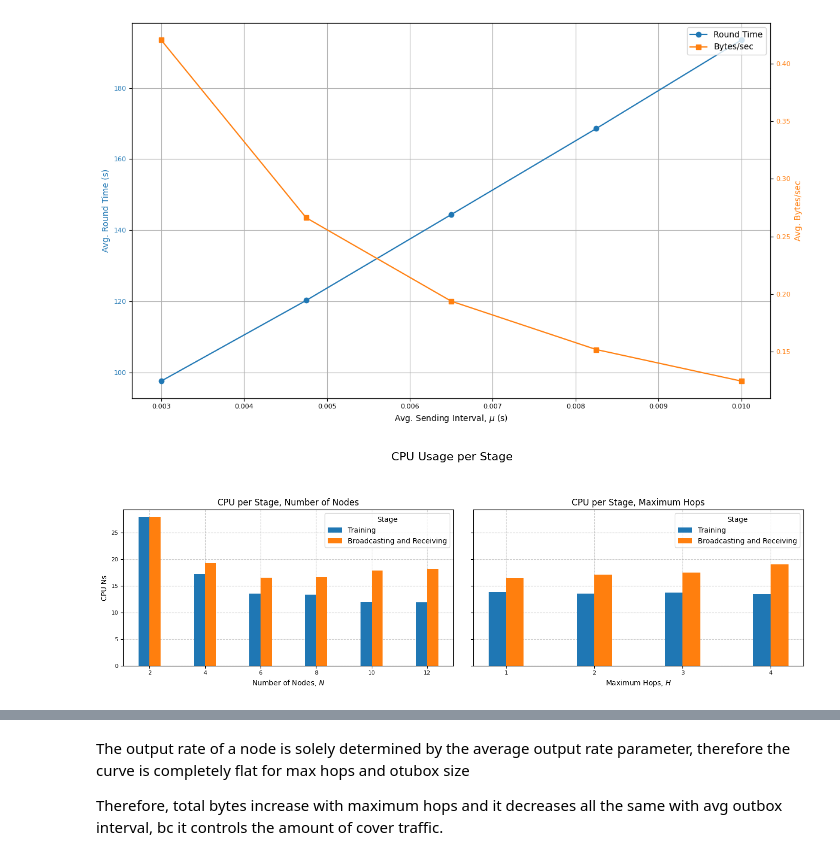
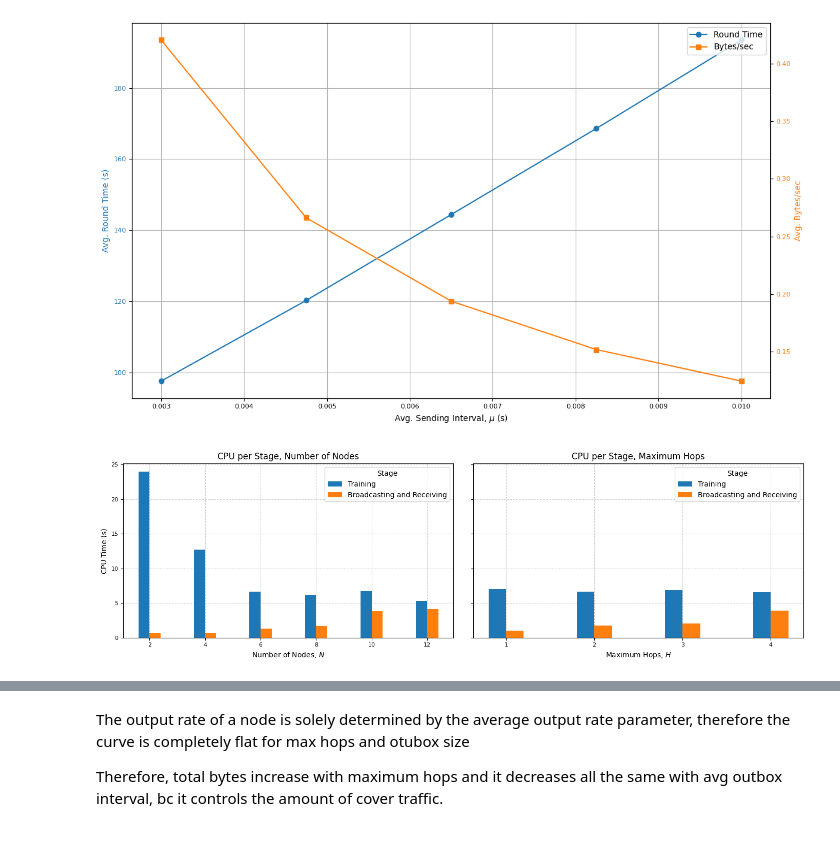
Before and after one commit to Altishofer/DFL_PeerBasedMixing, a Jupyter notebook: experiments/evaluation-plots.ipynb, the cells around one changed output, grey strips where cells are left out. Saved outputs shown, nothing was run; the diff lists cells and outputs as text; code cells hidden in the pictures.

```diff
--- a/experiments/evaluation-plots.ipynb
+++ b/experiments/evaluation-plots.ipynb
@@ -131,70 +131,118 @@ outbox_size = [10 + (i) * 30 for i in range(6)]
 
 stages = {1: "Training", 3: "Broadcasting and Receiving"}
 
+def preprocess_stages(df):
+    df = df.copy()
+    df.loc[df['stage'] == 2, 'stage'] = 3
+    return df
+
 def add_stage_column(df):
     df['stage'] = df.apply(lambda row: row['value'] if row['field'] == 'stage' else None, axis=1)
     df = df.sort_values(['node', 'timestamp'])
     df['stage'] = df.groupby('node')['stage'].ffill()
-    df = df[df['stage'].isin(stages.keys())]
+    df = df[df['stage'].isin([1,2,3])]
+    df = preprocess_stages(df)
     return df.sort_values('timestamp')
 
-def get_attr_per_stage(df, attr):
-    per_stage_per_node = (
-        df[df['field'] == attr]
-        .groupby(['stage', 'node'])['value']
-        .max()
-        .reset_index()
+def get_mem_per_stage(df):
+    return (
+        df[df['field'] == "memory_mb"]
+        .groupby('stage')['value']
+        .mean()
     )
 
-    per_stage_mean = per_stage_per_node.groupby('stage')['value'].mean()
+def get_cpu_per_stage(df):
+    df['timestamp'] = pd.to_datetime(df['timestamp'], format='ISO8601')
+
+    agg_times = (
+        df[df['field'] == 'cpu_total_ns'].groupby(['node', 'stage'])['value']
+          .agg(['min', 'max'])
+          .reset_index()
+    )
+
+    agg_times['delta'] = agg_times['max'] - agg_times['min']
+
+    per_stage_mean = agg_times.groupby('stage')['delta'].mean()
 
     return per_stage_mean
 
-def stage_plot(ax, x_axis, title, x_name, folder, attr, y_name):
+def get_time_per_stage(df):
+    df['timestamp'] = pd.to_datetime(df['timestamp'], format='ISO8601')
+
+    agg_times = (
+        df.groupby(['node', 'stage'])['timestamp']
+          .agg(['min', 'max'])
+          .reset_index()
+    )
+
+    agg_times['delta'] = (agg_times['max'] - agg_times['min']).dt.total_seconds()
+
+    per_stage_mean = agg_times.groupby('stage')['delta'].mean()
+
+    return per_stage_mean
+
+def stage_plot(ax, x_axis, title, x_name, folder, y_name, mode="cpu"):
     files = get_filenames_in_folder(join(metrics_path, folder))[:len(x_axis)]
     df_files = [add_stage_column(read_file(f)) for f in files]
-    y_axis = [get_attr_per_stage(df, attr) for df in df_files]
+
+    if (mode=="cpu"):
+        y_axis = [get_cpu_per_stage(df) for df in df_files]
+    elif (mode=="mem"):
+        y_axis = [get_mem_per_stage(df) for df in df_files]
+    else:
+        y_axis = [get_time_per_stage(df) for df in df_files]
     data = np.array(y_axis)
 
+    width = 0.2
+
+    n = min(len(x_axis), len(y_axis))
+    data = data[:n]
+    x_axis = x_axis[:n]
     x = np.arange(len(x_axis))
-    width = 0.2
 
     for i, stage in enumerate(stages):
         ax.bar(x + i * width, data[:, i], width=width, label=stages[stage])
 
     ax.set_xticks(x + width / 2)
     ax.set_xticklabels(x_axis)
     ax.set_xlabel(x_name)
     ax.set_ylabel(y_name)
     ax.set_title(title)
     ax.grid(**GRID_STYLE)
 
     ax.legend(title='Stage', loc='upper right')
 
 # ----------- CPU FIGURE -----------
 fig, axs = plt.subplots(1, 2, figsize=(14, 5), sharey=True)
 
-# Row 1: CPU
-stage_plot(axs[0], nr_nodes, "CPU per Stage, Number of Nodes", "Number of Nodes, $N$", "nr_nodes", "cpu_total_ns", "CPU Ns")
-stage_plot(axs[1], nr_hops[:4], "CPU per Stage, Maximum Hops", "Maximum Hops, $H$", "max_hops", "cpu_total_ns", "CPU Ns")
+stage_plot(axs[0], nr_nodes, "CPU per Stage, Number of Nodes", "Number of Nodes, $N$", "nr_nodes", "CPU Time (s)")
+stage_plot(axs[1], nr_hops[:4], "CPU per Stage, Maximum Hops", "Maximum Hops, $H$", "max_hops", "CPU Time (s)")
 
-fig.suptitle("CPU Usage per Stage", fontsize=16)
 fig.tight_layout(rect=[0, 0.03, 1, 0.90])
 fig.savefig(join(figure_path, "cpu_per_stage_grid.png"))
 axs[1].set_ylabel("")
 plt.show()
 
 # ----------- MEMORY FIGURE -----------
 fig, axs = plt.subplots(1, 2, figsize=(14, 5), sharey=True)
 
-# Row 2: Memory
-stage_plot(axs[0], nr_nodes, "Memory per Stage, Number of Nodes", "Number of Nodes, $N$", "nr_nodes", "memory_mb", "Memory MB")
-stage_plot(axs[1], nr_hops[:4], "Memory per Stage, Maximum Hops", "Maximum Hops, $H$", "max_hops", "memory_mb", "Memory MB")
+stage_plot(axs[0], nr_nodes, "Memory per Stage, Number of Nodes", "Number of Nodes, $N$", "nr_nodes", "Memory MB", mode="mem")
+stage_plot(axs[1], nr_hops[:4], "Memory per Stage, Maximum Hops", "Maximum Hops, $H$", "max_hops", "Memory MB", mode="mem")
 
-fig.suptitle("Memory Usage per Stage", fontsize=16)
 fig.tight_layout(rect=[0, 0.03, 1, 0.90])
 fig.savefig(join(figure_path, "memory_per_stage_grid.png"))
 axs[1].set_ylabel("")
 plt.show()
+
+# ----------- TIME FIGURE -----------
+fig, axs = plt.subplots(1, 2, figsize=(14, 5), sharey=True)
+
+stage_plot(axs[0], nr_nodes, "Time per Stage, Number of Nodes", "Number of Nodes, $N$", "nr_nodes", "Round Duration (s)", mode="time")
+stage_plot(axs[1], nr_hops[:4], "Time per Stage, Maximum Hops", "Maximum Hops, $H$", "max_hops", "Round Duration (s)", mode="time")
+
+fig.tight_layout(rect=[0, 0.03, 1, 0.90])
+fig.savefig(join(figure_path, "time_per_stage_grid.png"))
+axs[1].set_ylabel("")
+plt.show()
 # %% [output]
-[figure, old version]
+[figure, new version]
```
Also changed, not shown: parts of 8 cells of this notebook, 15 other files.
